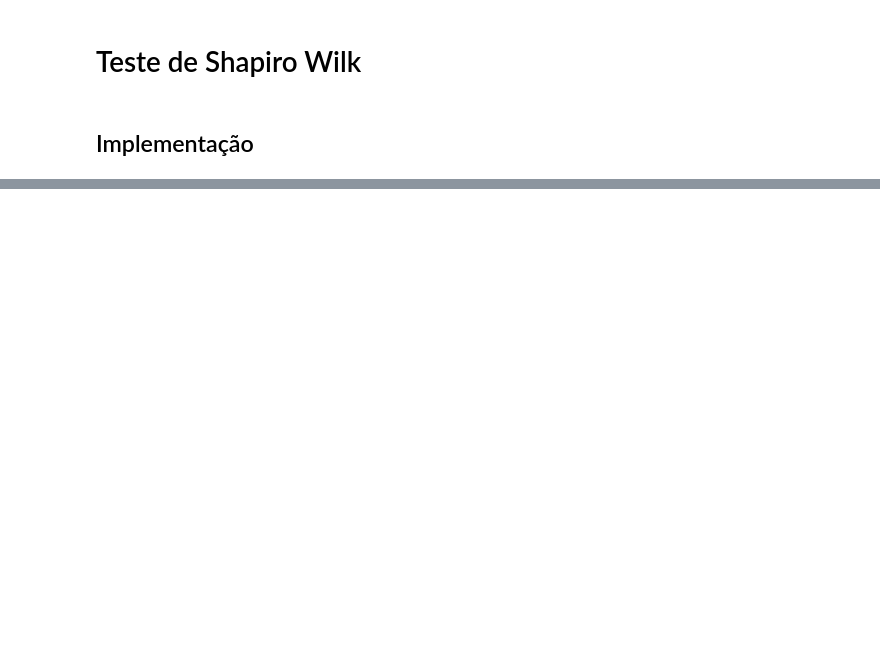
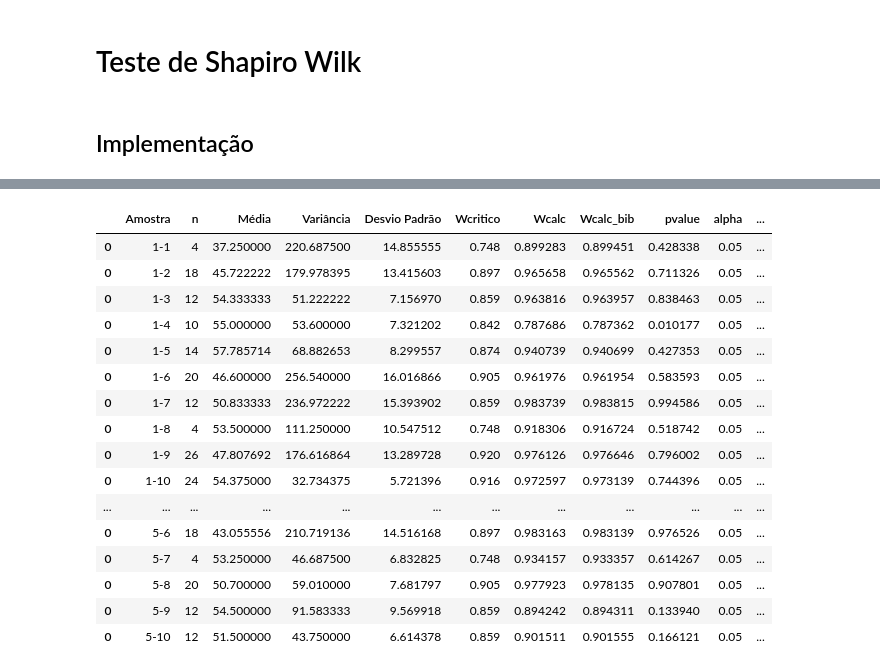
Before and after one commit to erlonL/testes-inferencia, a Jupyter notebook: Teste_ShapiroWilk_Plots.ipynb, the cells around one changed output, grey strips where cells are left out. Saved outputs shown, nothing was run; the diff lists cells and outputs as text; code cells hidden in the pictures; blank space fills up the shorter version.

```diff
--- a/Teste_ShapiroWilk_Plots.ipynb
+++ b/Teste_ShapiroWilk_Plots.ipynb
@@ -210,0 +372,20 @@ plt.show()
+# %%
+rdf
+# %% [output]
+|  | Amostra | n | Média | Variância | Desvio Padrão | Wcritico | Wcalc | Wcalc_bib | pvalue | alpha | ... |
+| 0 | 1-1 | 4 | 37.250000 | 220.687500 | 14.855555 | 0.748 | 0.899283 | 0.899451 | 0.428338 | 0.05 | ... |
+| 0 | 1-2 | 18 | 45.722222 | 179.978395 | 13.415603 | 0.897 | 0.965658 | 0.965562 | 0.711326 | 0.05 | ... |
+| 0 | 1-3 | 12 | 54.333333 | 51.222222 | 7.156970 | 0.859 | 0.963816 | 0.963957 | 0.838463 | 0.05 | ... |
+| 0 | 1-4 | 10 | 55.000000 | 53.600000 | 7.321202 | 0.842 | 0.787686 | 0.787362 | 0.010177 | 0.05 | ... |
+| 0 | 1-5 | 14 | 57.785714 | 68.882653 | 8.299557 | 0.874 | 0.940739 | 0.940699 | 0.427353 | 0.05 | ... |
+| 0 | 1-6 | 20 | 46.600000 | 256.540000 | 16.016866 | 0.905 | 0.961976 | 0.961954 | 0.583593 | 0.05 | ... |
+| 0 | 1-7 | 12 | 50.833333 | 236.972222 | 15.393902 | 0.859 | 0.983739 | 0.983815 | 0.994586 | 0.05 | ... |
+| 0 | 1-8 | 4 | 53.500000 | 111.250000 | 10.547512 | 0.748 | 0.918306 | 0.916724 | 0.518742 | 0.05 | ... |
+| 0 | 1-9 | 26 | 47.807692 | 176.616864 | 13.289728 | 0.920 | 0.976126 | 0.976646 | 0.796002 | 0.05 | ... |
+| 0 | 1-10 | 24 | 54.375000 | 32.734375 | 5.721396 | 0.916 | 0.972597 | 0.973139 | 0.744396 | 0.05 | ... |
+| ... | ... | ... | ... | ... | ... | ... | ... | ... | ... | ... | ... |
+| 0 | 5-6 | 18 | 43.055556 | 210.719136 | 14.516168 | 0.897 | 0.983163 | 0.983139 | 0.976526 | 0.05 | ... |
+| 0 | 5-7 | 4 | 53.250000 | 46.687500 | 6.832825 | 0.748 | 0.934157 | 0.933357 | 0.614267 | 0.05 | ... |
+| 0 | 5-8 | 20 | 50.700000 | 59.010000 | 7.681797 | 0.905 | 0.977923 | 0.978135 | 0.907801 | 0.05 | ... |
+| 0 | 5-9 | 12 | 54.500000 | 91.583333 | 9.569918 | 0.859 | 0.894242 | 0.894311 | 0.133940 | 0.05 | ... |
+| 0 | 5-10 | 12 | 51.500000 | 43.750000 | 6.614378 | 0.859 | 0.901511 | 0.901555 | 0.166121 | 0.05 | ... |
```
Also changed, not shown: parts of 9 cells of this notebook, 3 other files.
